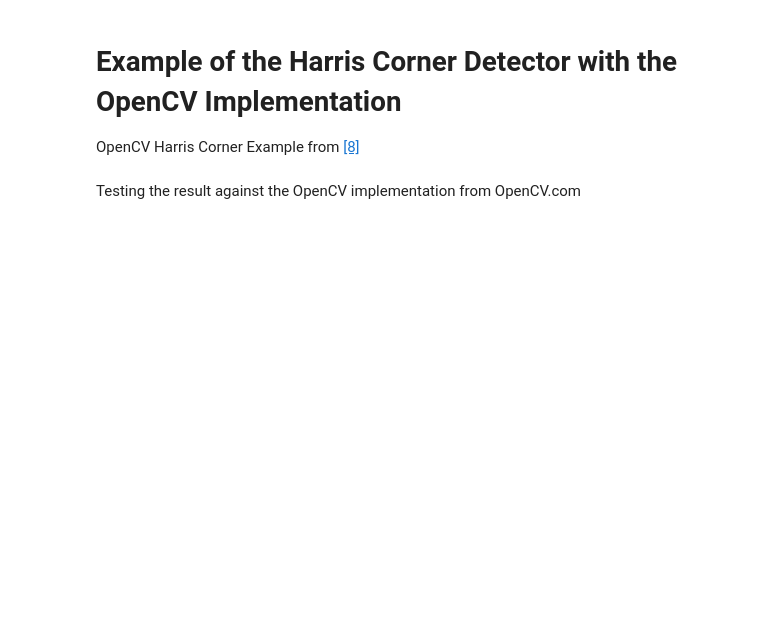
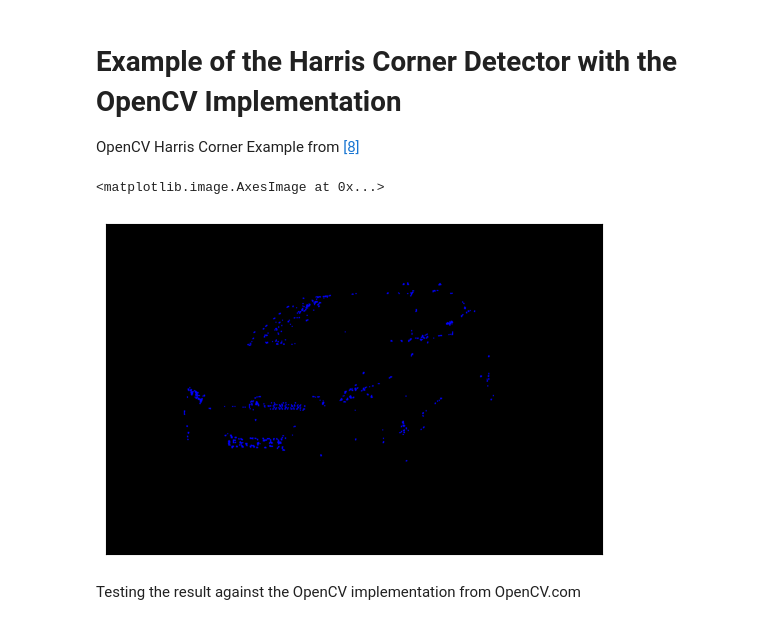
Before and after one commit to DavidGitter/covi-pl, a Jupyter notebook: covi.ipynb, the cells around one changed output. Cells and saved outputs as stored; diff of their text form; code cells hidden in the pictures; blank space fills up the shorter version.

```diff
--- a/covi.ipynb
+++ b/covi.ipynb
@@ -138,22 +146,25 @@ plt.imshow(diffIs, cmap="grey")
 OpenCV Harris Corner Example from [[8]](https://docs.opencv.org/4.x/dc/d0d/tutorial_py_features_harris.html)
 # %%
 import cv2 as cv
-filename = 'auto.jpg'
-img = cv.imread(filename)
+
+img = cv.imread(image_path) # img path from aboth
 gray = cv.cvtColor(img,cv.COLOR_BGR2GRAY)
 gray = np.float32(gray)
 dst = cv.cornerHarris(gray,2,3,0.04)
 #result is dilated for marking the corners, not important
 dst = cv.dilate(dst,None)
 
 # remove scala from plot
 plt.xticks([])
 plt.yticks([])
 
 # Threshold for an optimal value, it may vary depending on the image.
 img[dst>0.01*dst.max()]=[0,0,255]
 img[dst<=0.01*dst.max()]=[0,0,0]
 plt.imshow(img)
 # plt.imshow(img)
+# %% [output]
+<matplotlib.image.AxesImage at 0x...>
+[figure, added]
 # %% [markdown]
 Testing the result against the OpenCV implementation from OpenCV.com
```
Also changed, not shown: parts of 6 cells of this notebook.
